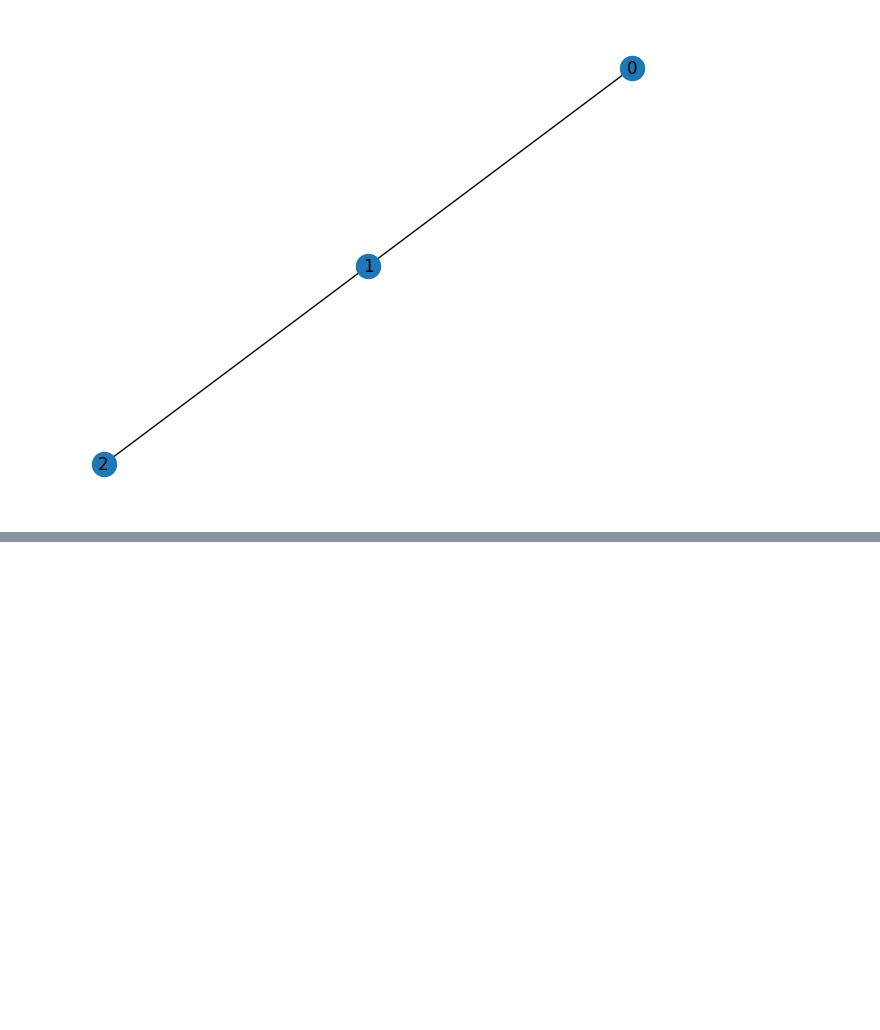
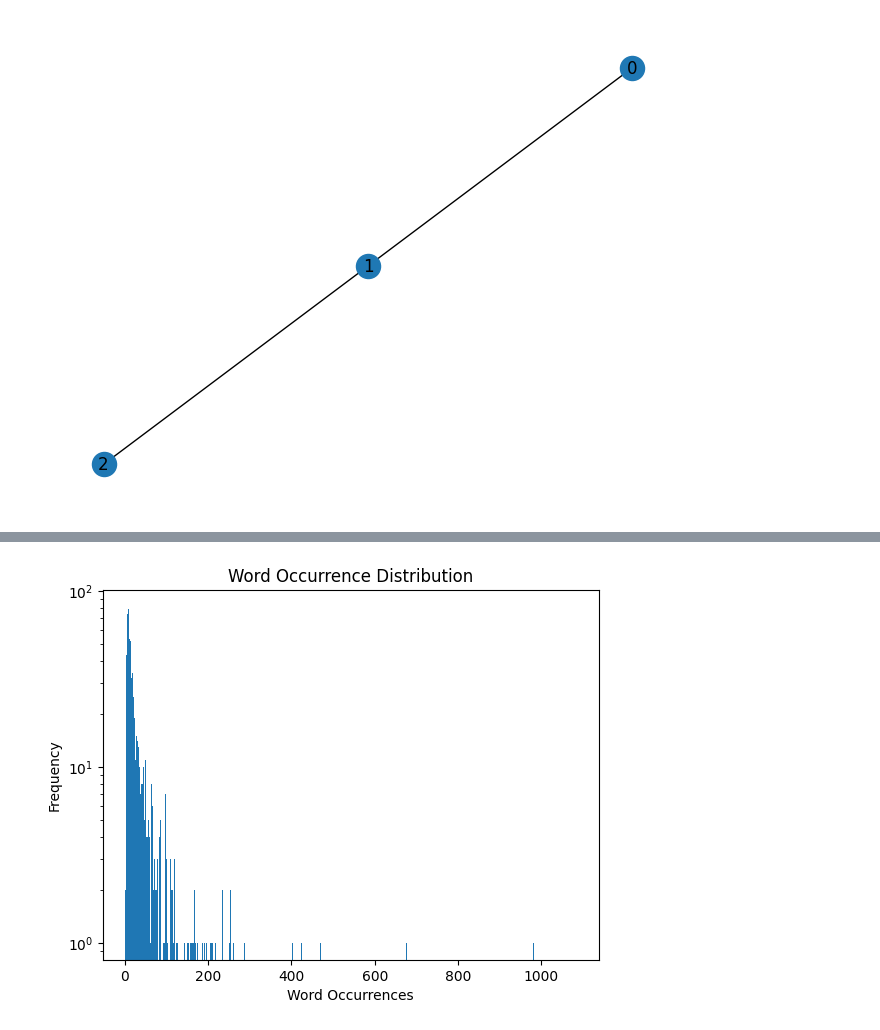
Before and after one commit to awshaffar/google_dmon, a Jupyter notebook: debug.ipynb, the cells around one changed output, grey strips where cells are left out. Saved outputs shown, nothing was run; the diff lists cells and outputs as text; code cells hidden in the pictures; blank space fills up the shorter version.

```diff
--- a/debug.ipynb
+++ b/debug.ipynb
@@ -184,0 +317,13 @@ plt.show()
+# %%
+# Compute the sum of each column of the feature matrix
+# This gives us the total occurrence of each word across all documents
+word_counts = np.array(features.sum(axis=0)).flatten()
+
+# Plot the distribution of word occurrences
+plt.hist(word_counts, bins=range(1, int(np.max(word_counts))+1), log=True)
+plt.title('Word Occurrence Distribution')
+plt.xlabel('Word Occurrences')
+plt.ylabel('Frequency')
+plt.show()
+# %% [output]
+[figure, added]
```
Also changed, not shown: parts of 8 cells of this notebook, 4 other files.
